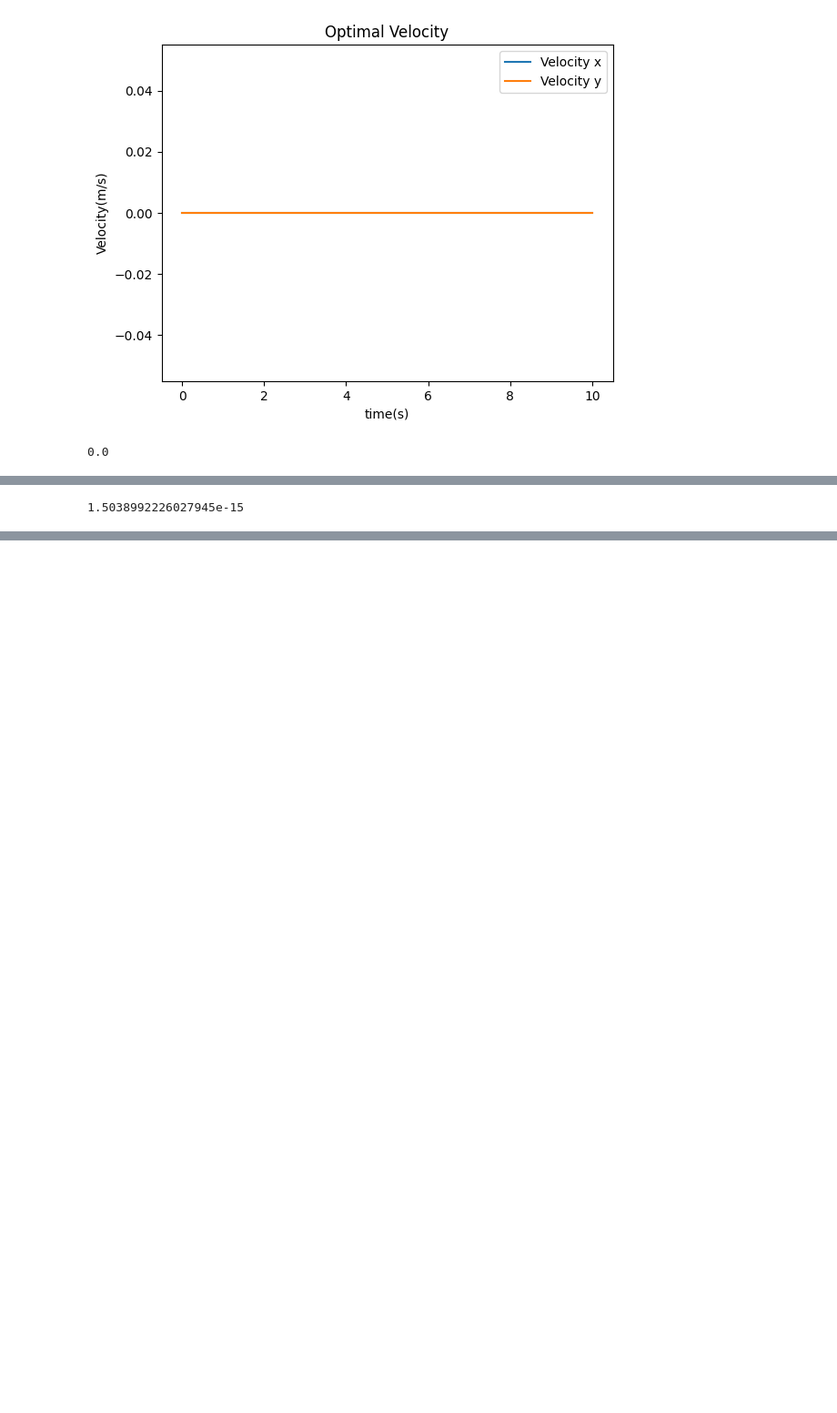
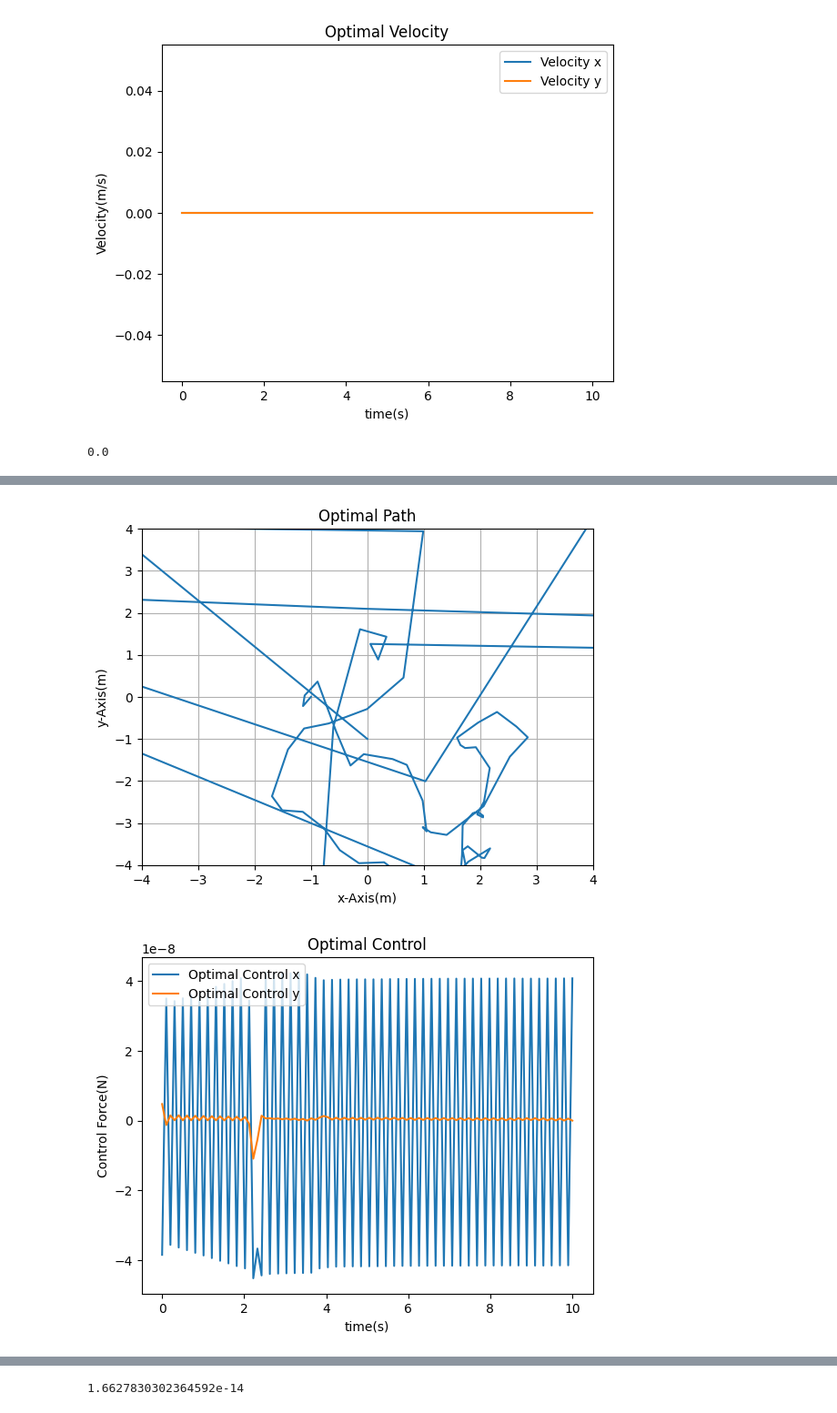
Before and after one commit to NiyiOsinowo/Optimal-Control, a Jupyter notebook: Code/Applications/Trajectory Planning/Particle Trajectory Optimization.ipynb, the cells around one changed output, grey strips where cells are left out. Shown at 91% size. Saved outputs shown, nothing was run; the diff lists cells and outputs as text; code cells hidden in the pictures; blank space fills up the shorter version.

```diff
--- a/Code/Applications/Trajectory Planning/Particle Trajectory Optimization.ipynb
+++ b/Code/Applications/Trajectory Planning/Particle Trajectory Optimization.ipynb
@@ -175,7 +175,7 @@ class ChargeInElectricField(EnforceClassTyping, DirectCollocation):
       # work= sum((field_force_x**2 +field_force_y**2)/2)
       effort= 0.0
       for t in range(self.n_time_steps-1):
-        effort += (self.time_interval/2)* ((control_x[t]**2 +control_y[t]**2)+ (control_x[t+1]**2 +control_y[t+1]**2))
+        effort += (self.time_interval/2)* ((control_x[t]**2 +control_y[t]**2+ control_x[t+1]**2 +control_y[t+1]**2))
       # effort= sum((control_x**2 +control_y**2))
       # distance= sum((velocity_x**2 +velocity_y**2)/2)*self.time_interval
       return effort
@@ -203,8 +203,9 @@ class ChargeInElectricField(EnforceClassTyping, DirectCollocation):
       ceq = []
 
       for k in range(self.n_time_steps-1):
-        state_derivative = self.state_dynamics(state=state_vectors[k], time= 1.0, control=control_vectors[k])
-        next_state_derivative = self.state_dynamics(state=state_vectors[k+1], time= 1.0, control=control_vectors[k+1])
+        time= k* self.time_interval
+        state_derivative = self.state_dynamics(state=state_vectors[k], time= time, control=control_vectors[k])
+        next_state_derivative = self.state_dynamics(state=state_vectors[k+1], time= time, control=control_vectors[k+1])
         actual_state_change= (state_vectors[k+1] - state_vectors[k])
         expected_state_change= (self.time_interval * (state_derivative + next_state_derivative))/2
         ceq.append(actual_state_change - expected_state_change)
@@ -265,14 +266,14 @@ class ChargeInElectricField(EnforceClassTyping, DirectCollocation):
 negative_charge= ClassicalParticle(mass=1e-14, charge= -1e-9)
 positive_charge= ClassicalParticle(mass=1e-14, charge= 1e-9)
 sources = {"Particle": [negative_charge],
-           "Position": [np.array([-1.0, -1.0])]}
+           "Position": [np.array([1.0, -2.0])]}
 
 test_electric_field= ElectrostaticField2D(field_sources=sources)
 
 n_time_steps= 100
 final_time= 10.0
-final_state= np.array([-1.0, 0.0, 0.0, 0.0])
-initial_state= np.array([0.0, -1.0, 0.0, 0.0])
+final_state= np.array([-1.0, 0.0, 0.0, 0.0])#[x, y, v_x, v_y]
+initial_state= np.array([0.0, -1.0, 0.0, 0.0])#[x, y, v_x, v_y]
 control_dims= (2,)
 
 initial_guess= np.zeros(n_time_steps*(initial_state.size+ np.prod(control_dims)))
@@ -281,9 +282,20 @@ initial_guess[n_time_steps:2*n_time_steps] = np.linspace(initial_state[1], final
 initial_guess[2*n_time_steps:3*n_time_steps] = np.linspace(initial_state[2], final_state[2], n_time_steps)  # xVelocity Initial Guess
 initial_guess[3*n_time_steps:4*n_time_steps] = np.linspace(initial_state[3], final_state[3], n_time_steps)  # yVelocity Initial Guess
 
-Dc= ChargeInElectricField(n_time_steps, final_time, initial_state, final_state, control_dims, initial_guess, test_electric_field, negative_charge, 1e-8, -1e-8, 1e-8, -1e-8)
-Dc.plot_trajectory(initial_guess)
-Dc.objective(initial_guess)
+charge_in_electric_field= ChargeInElectricField(n_time_steps,
+                                                final_time,
+                                                initial_state,
+                                                final_state,
+                                                control_dims,
+                                                initial_guess,
+                                                test_electric_field,
+                                                positive_charge,
+                                                1e-9,
+                                                -1e-9,
+                                                1e-9,
+                                                -1e-9)
+charge_in_electric_field.plot_trajectory(initial_guess)
+charge_in_electric_field.objective(initial_guess)
 # %% [output]
 [figure]
 [figure]
@@ -299,4 +304,7 @@ Dc.plot_trajectory()
-# %%
-Dc.objective(Dc.optimal_trajectory)
-# %% [output]
-1.5038992226027945e-15
+# %%
+charge_in_electric_field.solve()
+charge_in_electric_field.plot_trajectory()
+charge_in_electric_field.objective(charge_in_electric_field.optimal_trajectory)
+# %% [output]
+[figure, added]
+[figure, added]
@@ -302,0 +312 @@ Dc.objective(Dc.optimal_trajectory)
+1.6627830302364592e-14
```
Also changed, not shown: parts of 2 cells of this notebook, 1 other file.
